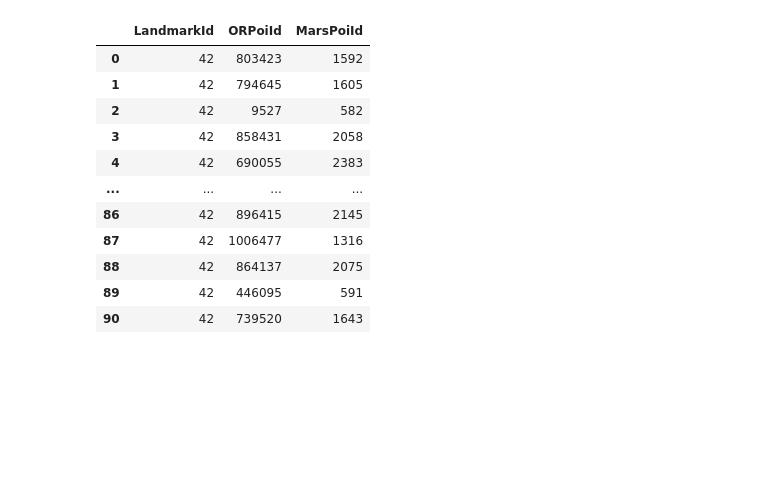
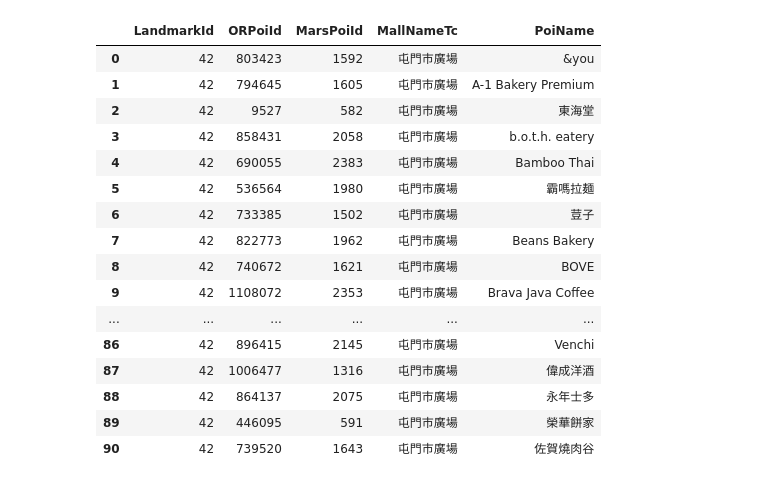
Before and after one commit to lenaopr/2026_09, a Jupyter notebook: M_Report/Data_Team_Sino_Monthly_Report/Sino_poi.ipynb, the cells around one changed output. Drawn from its saved outputs; the diff is of its cells as text; code cells hidden in the pictures; blank space fills up the shorter version.

Commit message:
Sino poi list done

```diff
--- a/M_Report/Data_Team_Sino_Monthly_Report/Sino_poi.ipynb
+++ b/M_Report/Data_Team_Sino_Monthly_Report/Sino_poi.ipynb
@@ -23,56 +26,76 @@
 # %%
 import pandas as pd
 import pymssql
 
 DB_info = {'server': '192.168.61.119:7622', 'user': 'BAReporting', 'password': 'KeHeCReme8he'}
 
 landmark_id = 42
-manual_or_poi_ids = []    # LandmarkId = N/A: [756721, 31166]
+
+
+manual_mall_name_tc = [
+]
 start_date = '2026-09-01'
 end_date = '2026-10-01'
 
 poi_source = pd.read_excel('Sino POI full list.xlsx', sheet_name='Sino POIs')
-poi_data = (
-    poi_source.rename(columns={
-        'OR Landmark ID': 'LandmarkId',
-        'OR POI ID': 'ORPoiId',
-        'Id': 'MarsPoiId',
-    })
-    .assign(
-        LandmarkId=lambda data: pd.to_numeric(data['LandmarkId'], errors='coerce'),
-        ORPoiId=lambda data: pd.to_numeric(data['ORPoiId'], errors='coerce'),
-        MarsPoiId=lambda data: pd.to_numeric(data['MarsPoiId'], errors='coerce'),
-    )
+poi_data = poi_source.rename(columns={
+    'OR Landmark ID': 'LandmarkId',
+    'OR POI ID': 'ORPoiId',
+    'Id': 'MarsPoiId',
+}).copy()
+poi_data['ORPoiId'] = poi_data['ORPoiId'].astype('string').str.strip().replace('', pd.NA)
+
+def parse_or_poi_ids(value):
+    if pd.isna(value):
+        return []
+    parsed_ids = []
+    for value_part in str(value).split('/'):
+        poi_id = pd.to_numeric(value_part.strip(), errors='coerce')
+        if pd.notna(poi_id):
+            parsed_ids.append(int(poi_id))
+    return list(dict.fromkeys(parsed_ids))
+
+poi_data['ORPoiIds'] = poi_data['ORPoiId'].map(parse_or_poi_ids)
+for column in ['LandmarkId', 'MarsPoiId']:
+    poi_data[column] = pd.to_numeric(poi_data[column], errors='coerce').astype('Int64')
+for column in ['MallNameTc', 'Name_tc', 'Name_en']:
+    poi_data[column] = poi_data[column].astype('string').str.strip().replace('', pd.NA)
+poi_data['PoiName'] = poi_data['Name_tc'].fillna(poi_data['Name_en'])
+
+if manual_mall_name_tc:
+    selection = poi_data['MallNameTc'].isin(manual_mall_name_tc)
+    missing_names = set(manual_mall_name_tc) - set(poi_data['MallNameTc'].dropna())
+    if missing_names:
+        raise ValueError(f'MallNameTc not found in Excel: {sorted(missing_names)}')
+else:
+    selection = poi_data['LandmarkId'].eq(landmark_id).fillna(False)
+
+selected_poi_rows = (
+    poi_data.loc[selection, ['LandmarkId', 'ORPoiId', 'ORPoiIds', 'MarsPoiId', 'MallNameTc', 'PoiName']]
+    .dropna(subset=['ORPoiId', 'MarsPoiId'], how='all')
+    .drop_duplicates(subset=['MallNameTc', 'ORPoiId', 'MarsPoiId'])
+    .reset_index(drop=True)
 )
-
-landmark_pois = (
-    poi_data.dropna(subset=['LandmarkId'])
-    .dropna(subset=['ORPoiId', 'MarsPoiId'], how='all')
-    .astype({'LandmarkId': 'int64', 'ORPoiId': 'Int64', 'MarsPoiId': 'Int64'})
-    .loc[lambda data: data['LandmarkId'].eq(landmark_id), ['LandmarkId', 'ORPoiId', 'MarsPoiId']]
-)
-manual_pois = pd.DataFrame({
-    'LandmarkId': landmark_id,
-    'ORPoiId': manual_or_poi_ids,
-    'MarsPoiId': pd.NA,
-}).astype({'LandmarkId': 'int64', 'ORPoiId': 'Int64', 'MarsPoiId': 'Int64'})
-
-selected_pois = (manual_pois if manual_or_poi_ids else landmark_pois).drop_duplicates()
-
+selected_pois = selected_poi_rows.drop(columns='ORPoiIds')
 if selected_pois.empty:
-    raise ValueError(f'No POIs selected for landmark_id={landmark_id}.')
+    raise ValueError('No POIs matched the selected landmark_id or manual_mall_name_tc values.')
 
 selected_pois
 # %% [output]
-|  | LandmarkId | ORPoiId | MarsPoiId |
-| 0 | 42 | 803423 | 1592 |
-| 1 | 42 | 794645 | 1605 |
-| 2 | 42 | 9527 | 582 |
-| 3 | 42 | 858431 | 2058 |
-| 4 | 42 | 690055 | 2383 |
-| ... | ... | ... | ... |
-| 86 | 42 | 896415 | 2145 |
-| 87 | 42 | 1006477 | 1316 |
-| 88 | 42 | 864137 | 2075 |
-| 89 | 42 | 446095 | 591 |
-| 90 | 42 | 739520 | 1643 |
+|  | LandmarkId | ORPoiId | MarsPoiId | MallNameTc | PoiName |
+| 0 | 42 | 803423 | 1592 | 屯門市廣場 | &you |
+| 1 | 42 | 794645 | 1605 | 屯門市廣場 | A-1 Bakery Premium |
+| 2 | 42 | 9527 | 582 | 屯門市廣場 | 東海堂 |
+| 3 | 42 | 858431 | 2058 | 屯門市廣場 | b.o.t.h. eatery |
+| 4 | 42 | 690055 | 2383 | 屯門市廣場 | Bamboo Thai |
+| 5 | 42 | 536564 | 1980 | 屯門市廣場 | 霸嗎拉麺 |
+| 6 | 42 | 733385 | 1502 | 屯門市廣場 | 荳子 |
+| 7 | 42 | 822773 | 1962 | 屯門市廣場 | Beans Bakery |
+| 8 | 42 | 740672 | 1621 | 屯門市廣場 | BOVE |
+| 9 | 42 | 1108072 | 2353 | 屯門市廣場 | Brava Java Coffee |
+| ... | ... | ... | ... | ... | ... |
+| 86 | 42 | 896415 | 2145 | 屯門市廣場 | Venchi |
+| 87 | 42 | 1006477 | 1316 | 屯門市廣場 | 偉成洋酒 |
+| 88 | 42 | 864137 | 2075 | 屯門市廣場 | 永年士多 |
+| 89 | 42 | 446095 | 591 | 屯門市廣場 | 榮華餅家 |
+| 90 | 42 | 739520 | 1643 | 屯門市廣場 | 佐賀燒肉谷 |
```
Also changed, not shown: parts of 5 cells of this notebook, 4 other files.
